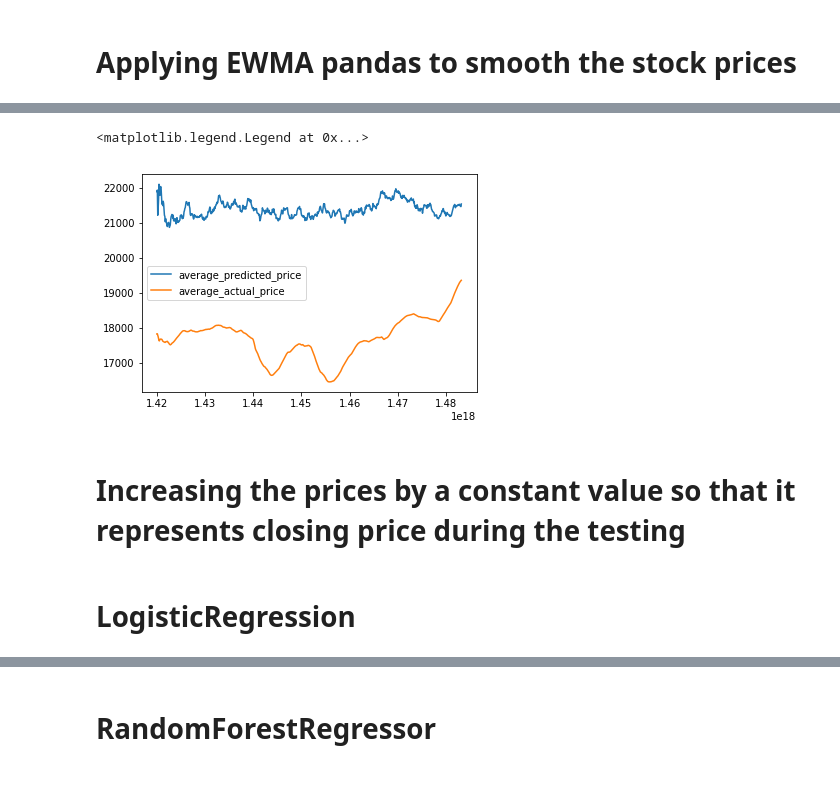
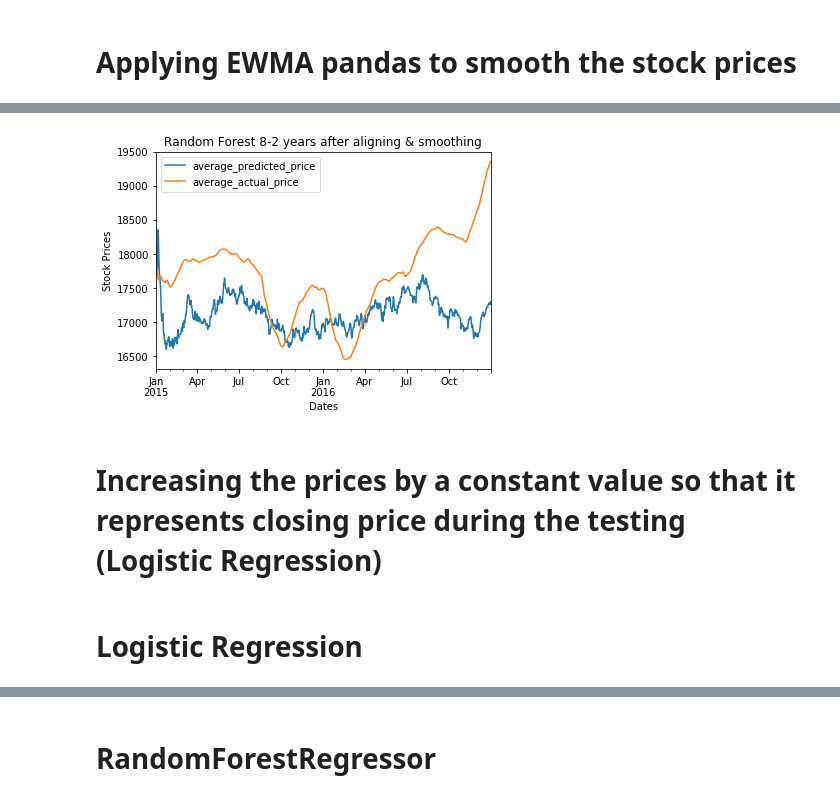
Before and after one commit to sanchitchawla/stockprediction, a Jupyter notebook: Generating Different Models.ipynb, the cells around one changed output, grey strips where cells are left out. Cells and saved outputs as stored; diff of their text form; code cells hidden in the pictures.

```diff
--- a/Generating Different Models.ipynb
+++ b/Generating Different Models.ipynb
@@ -315,2 +284,2 @@ predictions_df.head()
 # %%
-predictions_df['ewma'] = pd.ewma(predictions_df["prices"], span=60, freq="D")
+predictions_df['ewma'] = predictions_df["prices"].ewm(span=60,min_periods=0,freq="D",adjust=True,ignore_na=False).mean()
@@ -328,6 +295,6 @@ predictions_df.head()
 # %%
 predictions_df['actual_value'] = test['prices']
-predictions_df['actual_value_ewma'] = pd.ewma(predictions_df["actual_value"], span=60, freq="D")
+predictions_df['actual_value_ewma'] = predictions_df["actual_value"].ewm(span=60,min_periods=0,freq="D",adjust=True,ignore_na=False).mean()
 # %%
 predictions_df.head()
 # %% [output]
@@ -358,19 +341,15 @@ plt.plot(predictions_df)
 # %%
 # # Plotting just predict and actual average curves
-# predictions_df_average = predictions_df[['average_predicted_price', 'average_actual_price']]
-# predictions_plot = predictions_df_average.plot(title='Random Forest 8-2 years after aligning & smoothing')
-# predictions_plot.set_xlabel("Dates")
-# predictions_plot.set_ylabel("Stock Prices")
-# fig = predictions_plot.get_figure()
-# fig.savefig("graphs/random forest after smoothing 2.png")
-plt.plot(predictions_df.index, predictions_df['average_predicted_price'])
-plt.plot(predictions_df.index, predictions_df['average_actual_price'])
-plt.legend()
+predictions_df_average = predictions_df[['average_predicted_price', 'average_actual_price']]
+predictions_plot = predictions_df_average.plot(title='Random Forest 8-2 years after aligning & smoothing')
+predictions_plot.set_xlabel("Dates")
+predictions_plot.set_ylabel("Stock Prices")
+fig = predictions_plot.get_figure()
+fig.savefig("graphs/random forest after smoothing 2.png")
 # %% [output]
-<matplotlib.legend.Legend at 0x...>
-[figure, old version]
+[figure, new version]
 # %% [markdown]
-# Increasing the prices by a constant value so that it represents closing price during the testing
+# Increasing the prices by a constant value so that it represents closing price during the testing (Logistic Regression)
 # %%
 def offset_value(test_start_date, test, predictions_df):
     temp_date = test_start_date
@@ -393,8 +372,8 @@ def offset_value(test_start_date, test, predictions_df):
     average_upcoming_5_days_predicted = average_upcoming_5_days_predicted / total_days
     difference_test_predicted_prices = average_last_5_days_test - average_upcoming_5_days_predicted
     return difference_test_predicted_prices
-# %% [markdown]
-# LogisticRegression
+# %% [markdown]
+# Logistic Regression
 # %%
 from treeinterpreter import treeinterpreter as ti
 from sklearn.tree import DecisionTreeRegressor
```
Also changed, not shown: parts of 35 cells of this notebook, 4 other files.
